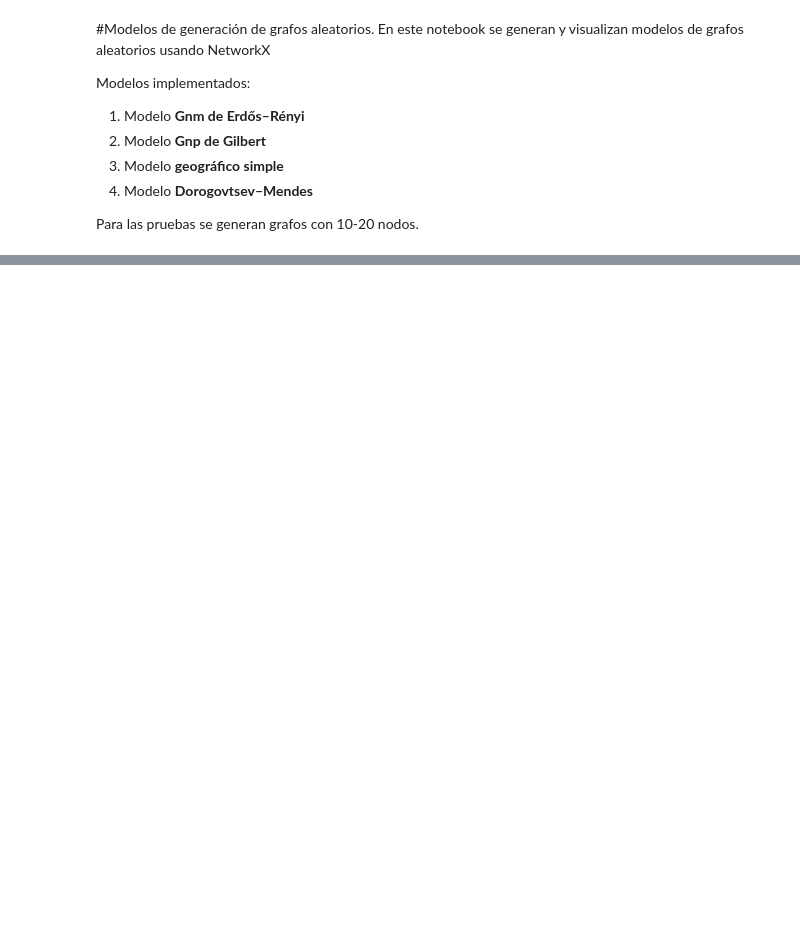
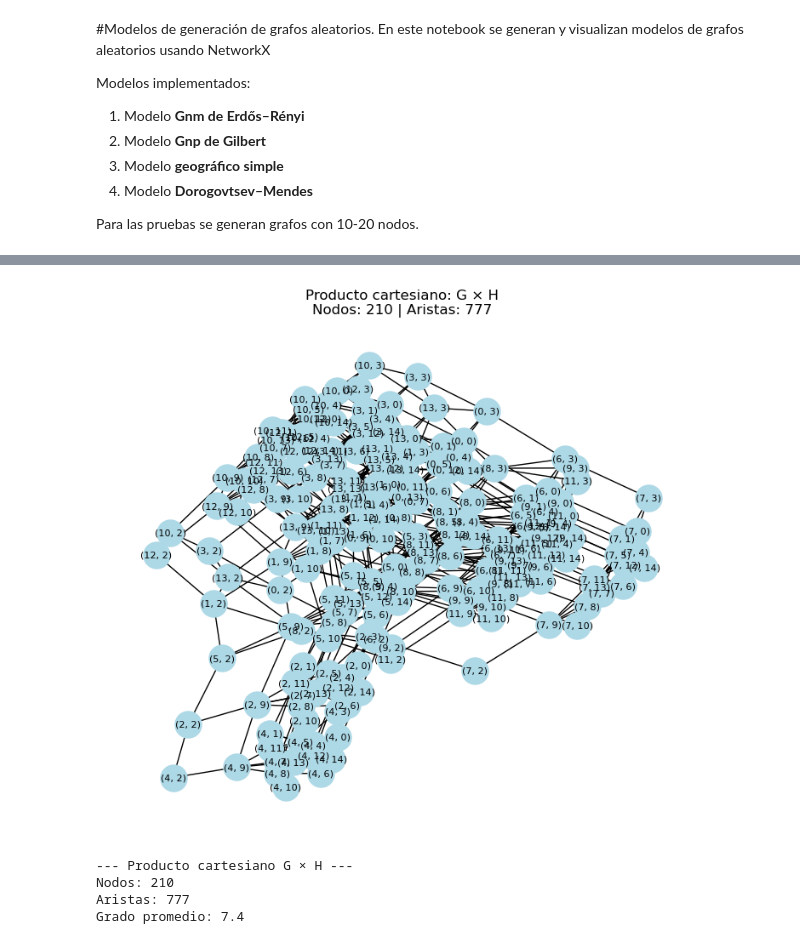
Before and after one commit to DeniLeon/graph-theory-random-models, a Jupyter notebook: notebooks/random_graph_models_gen.ipynb, the cells around one changed output, grey strips where cells are left out. Saved outputs shown, nothing was run; the diff lists cells and outputs as text; code cells hidden in the pictures; blank space fills up the shorter version.

```diff
--- a/notebooks/random_graph_models_gen.ipynb
+++ b/notebooks/random_graph_models_gen.ipynb
@@ -43,10 +44,9 @@ def modelo_geografico(n,radio):
 def modelo_dorogovtsev(generacion):
     return nx.dorogovtsev_goltsev_mendes_graph(generacion)
 # %%
-#Generación de un Grafo Gnm
-n = random.randint(10,20)
-m= random. randint(n, n+10)
-
-G1= modelo_gnm(n,m)
-
-visualizar_grafo(G1, f"Modelo Gnm (n={n}, m={m})")
+def resumen(G, nombre="Grafo"):
+    print(f"--- {nombre} ---")
+    print("Nodos:", G.number_of_nodes())
+    print("Aristas:", G.number_of_edges())
+    print("Grado promedio:", sum(dict(G.degree()).values()) / G.number_of_nodes())
+    print()
@@ -110,0 +193,11 @@ Grado promedio: 3.0
+# %%
+P = producto_cartesiano_scratch(G, H)
+
+visualizar_grafo(P, "Producto cartesiano: G × H")
+resumen(P, "Producto cartesiano G × H")
+# %% [output]
+[figure, added]
+--- Producto cartesiano G × H ---
+Nodos: 210
+Aristas: 777
+Grado promedio: 7.4
```
Also changed, not shown: parts of 10 cells of this notebook, 1 other file.
